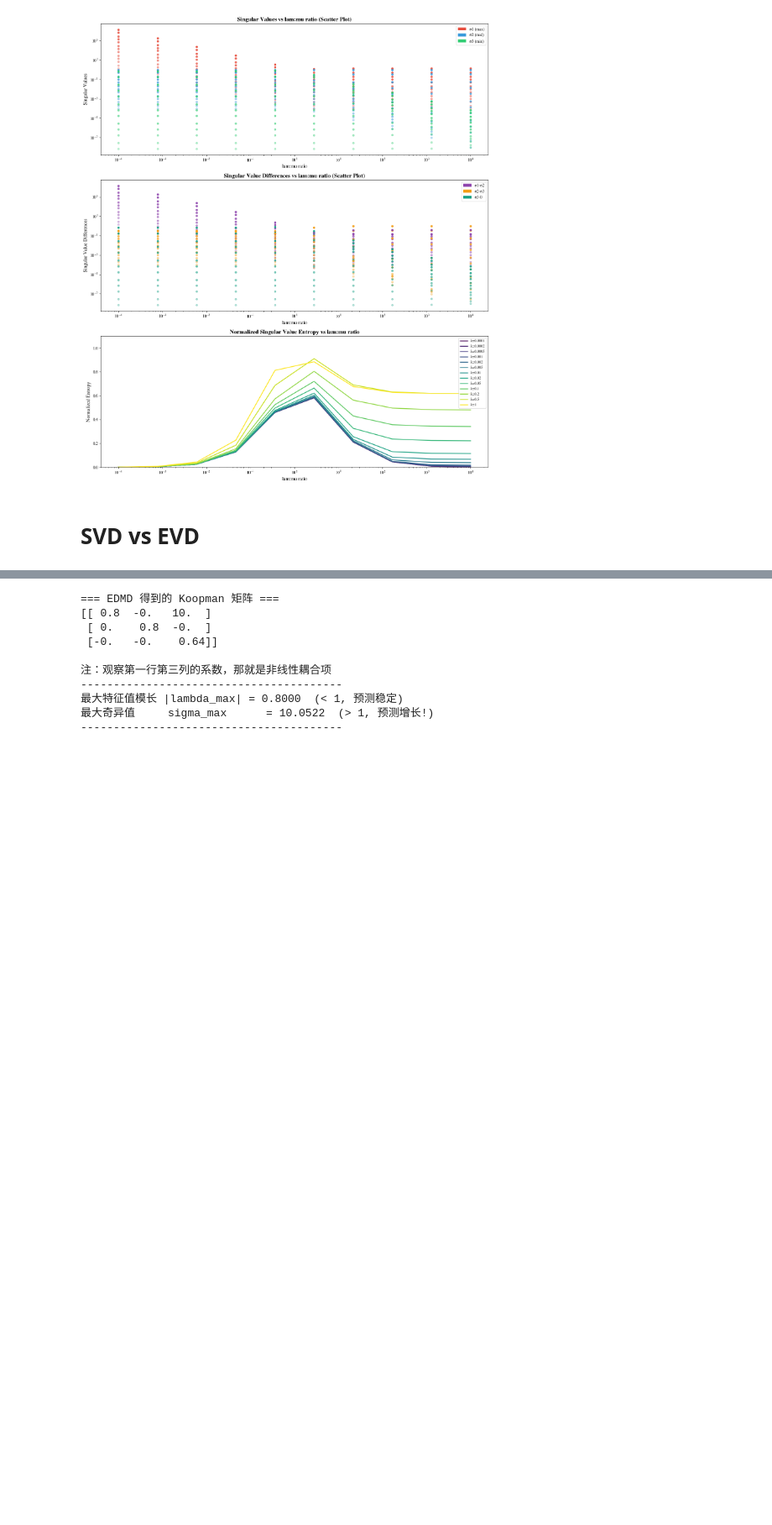
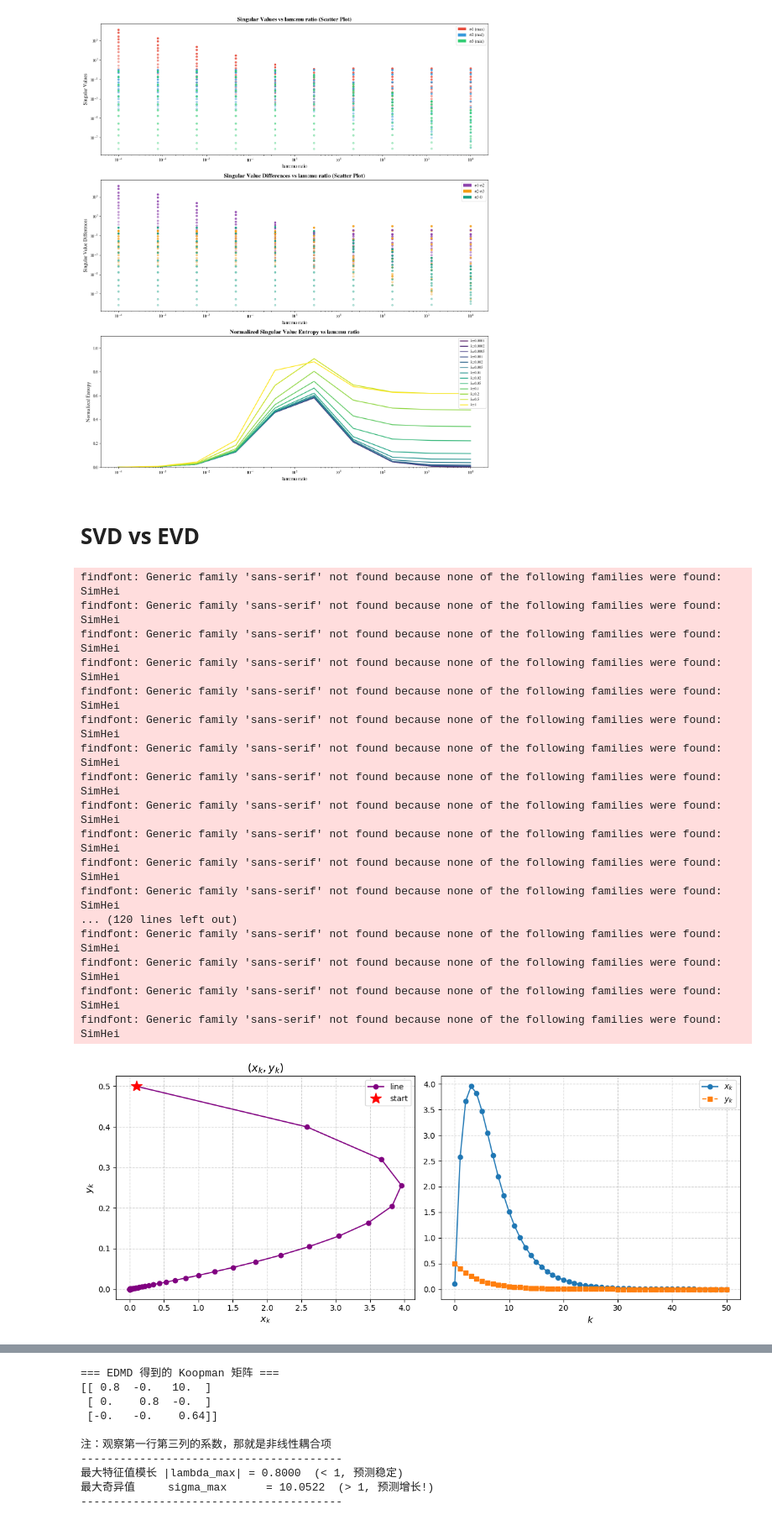
Before and after one commit to Matthew-ymz/koopCE, a Jupyter notebook: notebooks/toy_examp_analysis.ipynb, the cells around one changed output, grey strips where cells are left out. Shown at 84% size. Drawn from its saved outputs; the diff is of its cells as text; code cells hidden in the pictures; blank space fills up the shorter version.

```diff
--- a/notebooks/toy_examp_analysis.ipynb
+++ b/notebooks/toy_examp_analysis.ipynb
@@ -320,3 +320,79 @@ lam:mu比值范围: [10^-4, 10^4]
 [figure]
 # %% [markdown]
 # SVD vs EVD
+# %%
+import matplotlib.pyplot as plt
+import numpy as np
+
+# 1. 定义离散动力学方程
+def step_dynamics(x, y):
+    """
+    根据给定的方程计算下一步状态:
+    x_{k+1} = 0.8 * x_k + 10 * y_k^2
+    y_{k+1} = 0.8 * y_k
+    """
+    x_next = 0.8 * x + 10 * (y ** 2)
+    y_next = 0.8 * y
+    return x_next, y_next
+
+# 2. 设置参数和初始条件
+steps = 50          # 模拟的总步数
+x0, y0 = 0.1, 0.5   # 初始点 (选择 y0 不为 0 以触发 y^2 项对 x 的驱动)
+
+# 初始化数组来存储轨迹
+x_hist = np.zeros(steps + 1)
+y_hist = np.zeros(steps + 1)
+x_hist[0] = x0
+y_hist[0] = y0
+
+# 3. 迭代计算
+for k in range(steps):
+    x_next, y_next = step_dynamics(x_hist[k], y_hist[k])
+    x_hist[k+1] = x_next
+    y_hist[k+1] = y_next
+
+# 4. 绘图设置 (使用支持中文的字体，如果没有SimHei可以改为英文)
+plt.rcParams['font.sans-serif'] = ['SimHei']  # 用来正常显示中文标签
+plt.rcParams['axes.unicode_minus'] = False    # 用来正常显示负号
+
+# 创建画布，包含两个子图
+fig, (ax1, ax2) = plt.subplots(1, 2, figsize=(12, 5))
+
+# --- 子图 1: 相图 (Phase Portrait) ---
+ax1.plot(x_hist, y_hist, 'o-', color='purple', label='line')
+ax1.plot(x0, y0, 'r*', markersize=15, label='start')  # 标记起点
+ax1.set_title('$(x_k, y_k)$', fontsize=14)
+ax1.set_xlabel('$x_k$', fontsize=12)
+ax1.set_ylabel('$y_k$', fontsize=12)
+ax1.grid(True, linestyle='--', alpha=0.6)
+ax1.legend()
+
+# --- 子图 2: 时间序列 (Time Series) ---
+time_steps = np.arange(steps + 1)
+ax2.plot(time_steps, x_hist, 'o-', label='$x_k$', color='tab:blue')
+ax2.plot(time_steps, y_hist, 's--', label='$y_k$', color='tab:orange')
+ax2.set_xlabel('$k$', fontsize=12)
+ax2.grid(True, linestyle='--', alpha=0.6)
+ax2.legend()
+
+plt.tight_layout()
+plt.show()
+# %% [output]
+findfont: Generic family 'sans-serif' not found because none of the following families were found: SimHei
+findfont: Generic family 'sans-serif' not found because none of the following families were found: SimHei
+findfont: Generic family 'sans-serif' not found because none of the following families were found: SimHei
+findfont: Generic family 'sans-serif' not found because none of the following families were found: SimHei
+findfont: Generic family 'sans-serif' not found because none of the following families were found: SimHei
+findfont: Generic family 'sans-serif' not found because none of the following families were found: SimHei
+findfont: Generic family 'sans-serif' not found because none of the following families were found: SimHei
+findfont: Generic family 'sans-serif' not found because none of the following families were found: SimHei
+findfont: Generic family 'sans-serif' not found because none of the following families were found: SimHei
+findfont: Generic family 'sans-serif' not found because none of the following families were found: SimHei
+findfont: Generic family 'sans-serif' not found because none of the following families were found: SimHei
+findfont: Generic family 'sans-serif' not found because none of the following families were found: SimHei
+... (120 lines left out)
+findfont: Generic family 'sans-serif' not found because none of the following families were found: SimHei
+findfont: Generic family 'sans-serif' not found because none of the following families were found: SimHei
+findfont: Generic family 'sans-serif' not found because none of the following families were found: SimHei
+findfont: Generic family 'sans-serif' not found because none of the following families were found: SimHei
+[figure, added]
```
Also changed, not shown: parts of 1 cell of this notebook, 2 other files.
